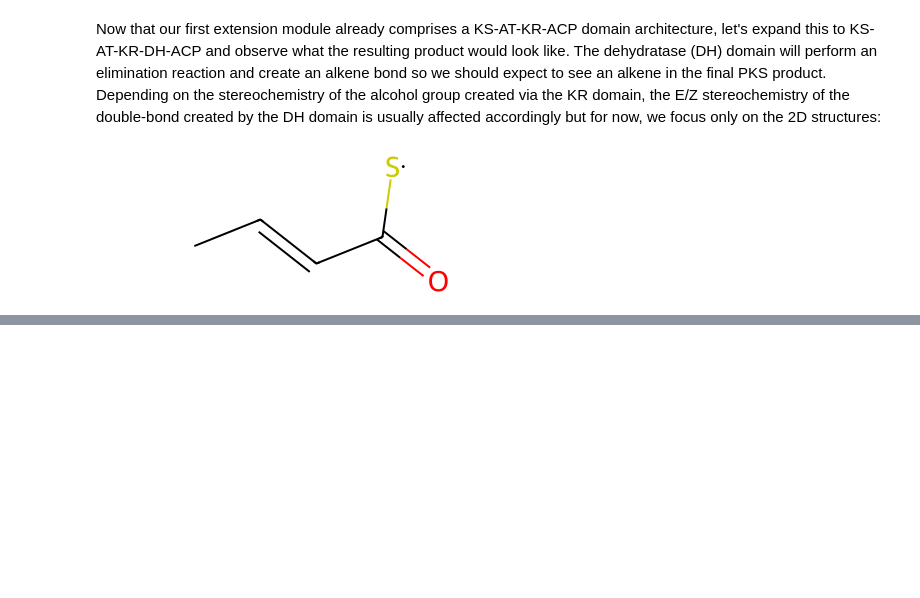
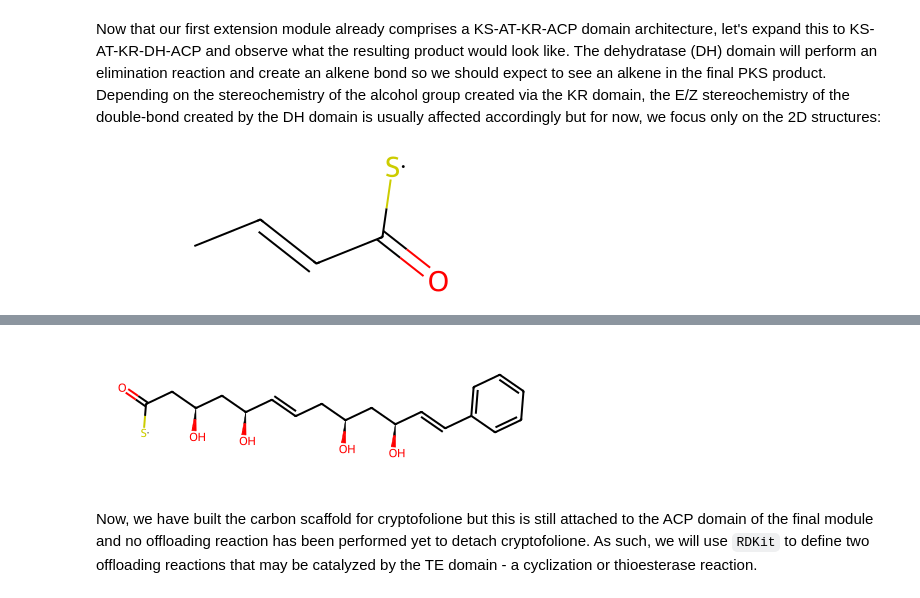
Before and after one commit to yashchainani21/RetroTideV2, a Jupyter notebook: notebooks/nb_01_RetroTide_basics.ipynb, the cells around one changed output, grey strips where cells are left out. Drawn from its saved outputs; the diff is of its cells as text; code cells hidden in the pictures; blank space fills up the shorter version.

```diff
--- a/notebooks/nb_01_RetroTide_basics.ipynb
+++ b/notebooks/nb_01_RetroTide_basics.ipynb
@@ -117,0 +190,14 @@ cluster.computeProduct(structureDB)
+# %%
+cluster = bcs.Cluster(modules = [loading_module,
+                                 module1,
+                                 module2,
+                                 module3,
+                                 module4,
+                                 module5])
+
+cryptofolione = cluster.computeProduct(structureDB)
+cryptofolione
+# %% [output]
+[figure, added]
+# %% [markdown]
+Now, we have built the carbon scaffold for cryptofolione but this is still attached to the ACP domain of the final module and no offloading reaction has been performed yet to detach cryptofolione. As such, we will use `RDKit` to define two offloading reactions that may be catalyzed by the TE domain - a cyclization or thioesterase reaction.
```
Also changed, not shown: parts of 9 cells of this notebook.
